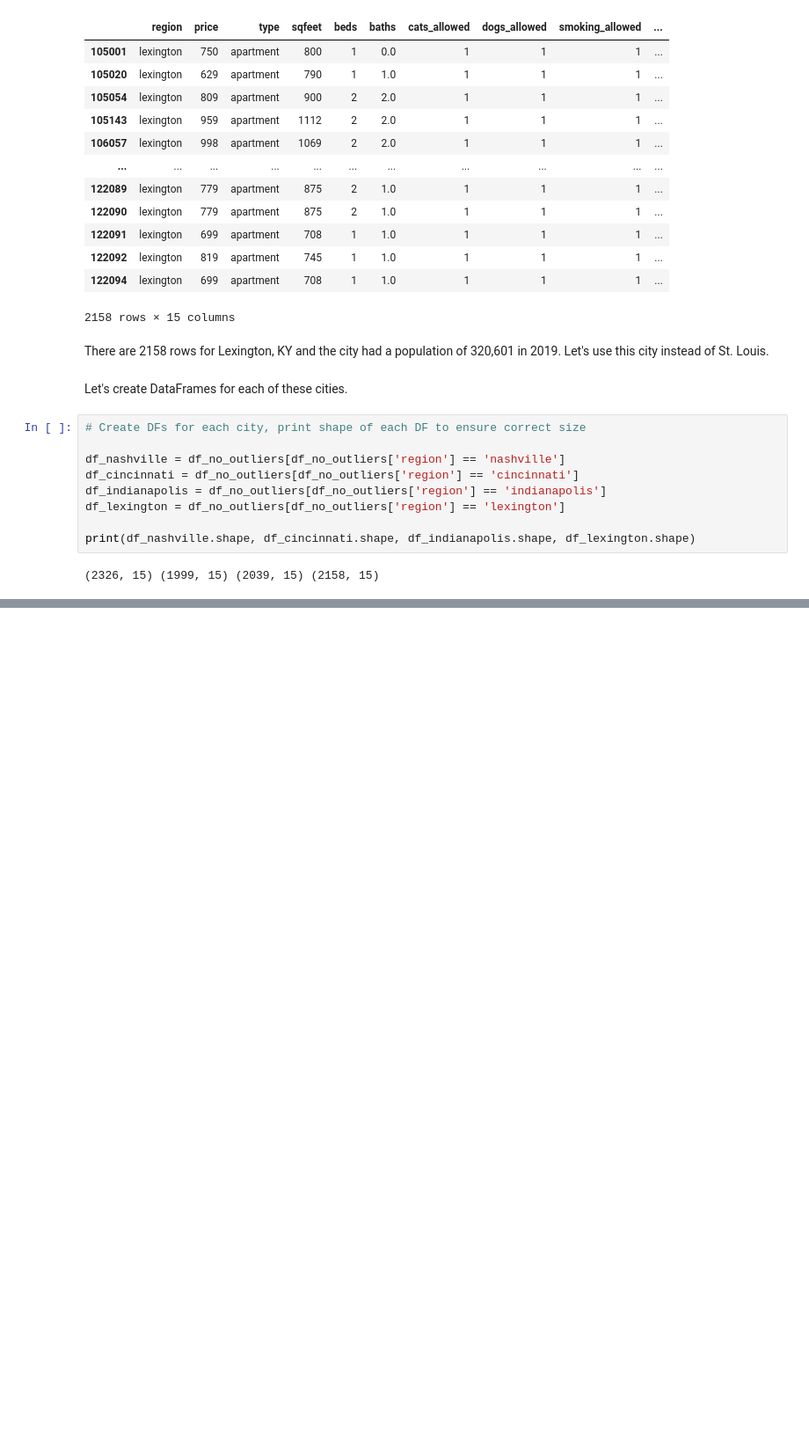
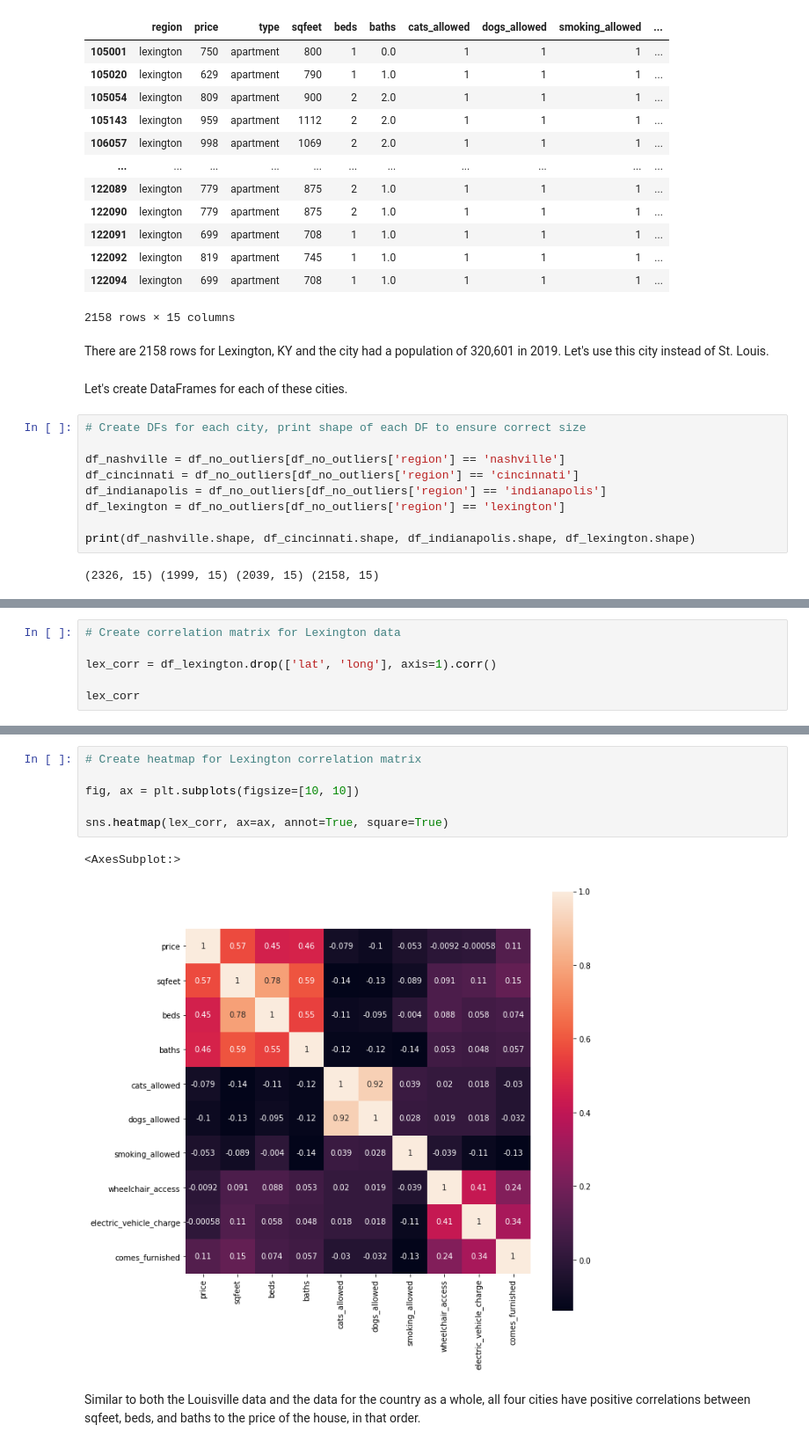
Before and after one commit to moferg/usa-housing-analysis, a Jupyter notebook: usa_housing_analysis.ipynb, the cells around one changed output, grey strips where cells are left out. Shown at 88% size. Drawn from its saved outputs; the diff is of its cells as text; blank space fills up the shorter version.

```diff
--- a/usa_housing_analysis.ipynb
+++ b/usa_housing_analysis.ipynb
@@ -676,0 +776,6 @@ print(df_nashville.shape, df_cincinnati.shape, df_indianapolis.shape, df_lexingt
+# %%
+# Create correlation matrix for Lexington data
+
+lex_corr = df_lexington.drop(['lat', 'long'], axis=1).corr()
+
+lex_corr
@@ -676,0 +794,11 @@ print(df_nashville.shape, df_cincinnati.shape, df_indianapolis.shape, df_lexingt
+# %%
+# Create heatmap for Lexington correlation matrix
+
+fig, ax = plt.subplots(figsize=[10, 10])
+
+sns.heatmap(lex_corr, ax=ax, annot=True, square=True)
+# %% [output]
+<AxesSubplot:>
+[figure, added]
+# %% [markdown]
+Similar to both the Louisville data and the data for the country as a whole, all four cities have positive correlations between sqfeet, beds, and baths to the price of the house, in that order.
```
Also changed, not shown: parts of 10 cells of this notebook.
